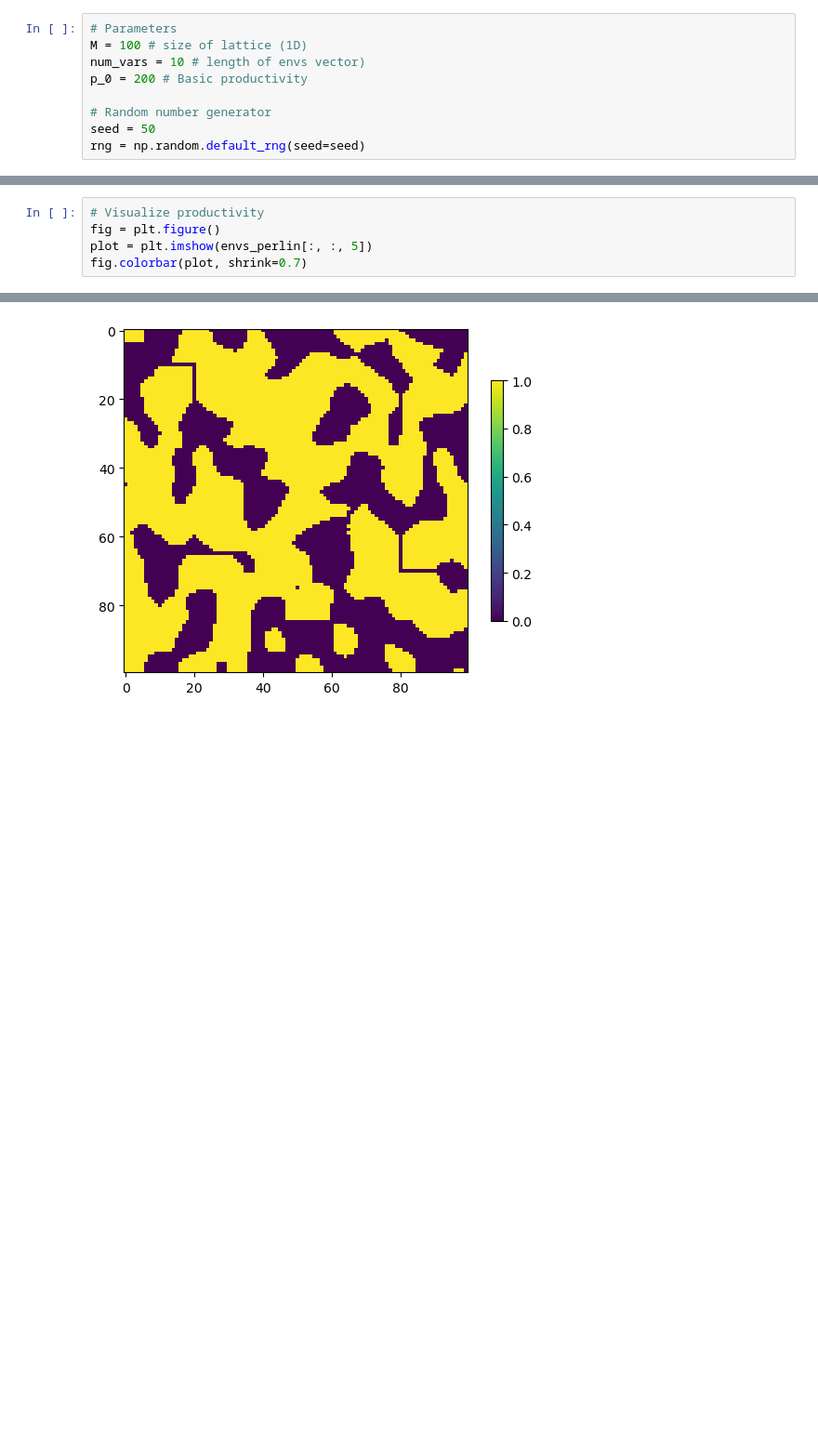
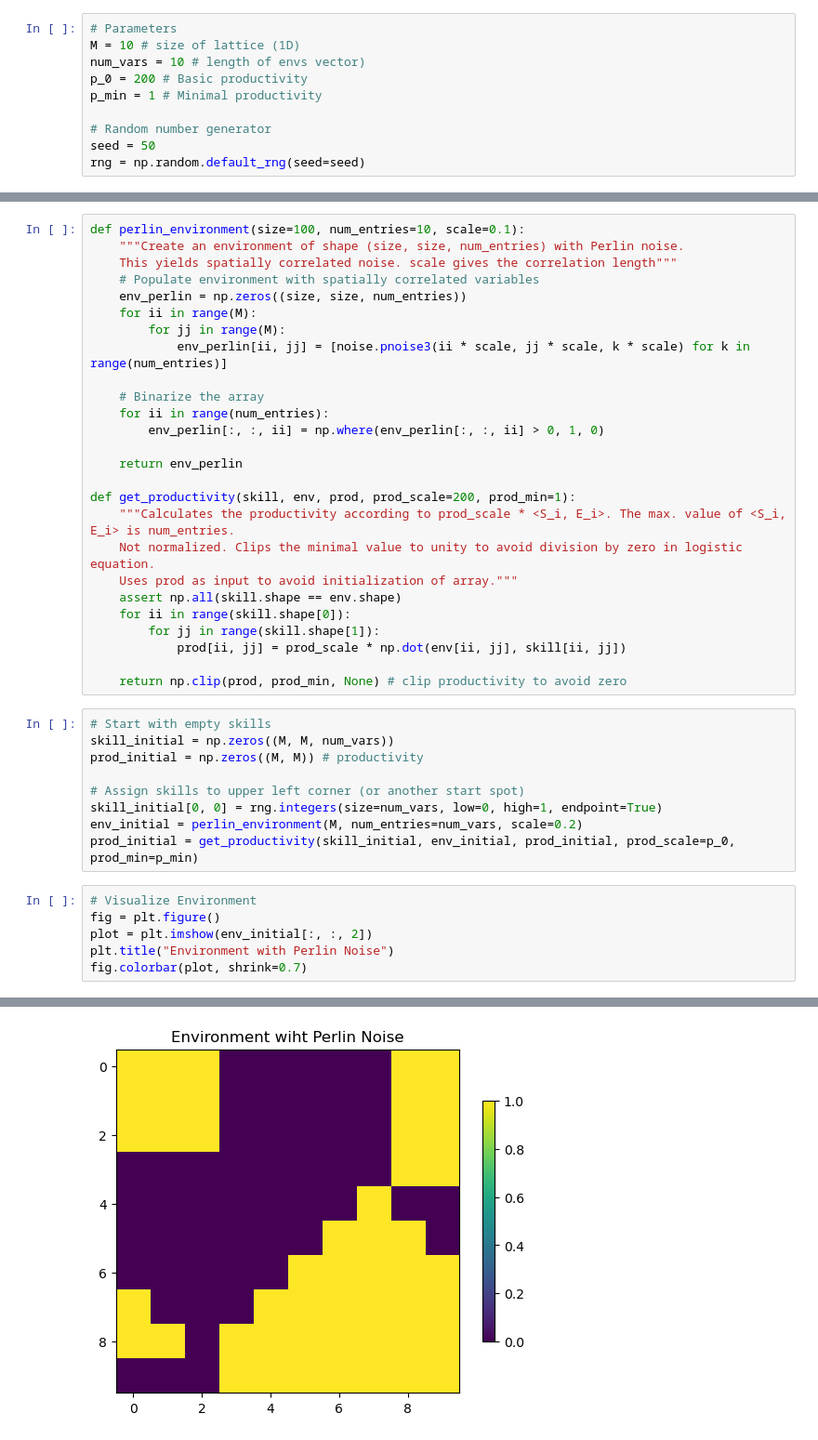
Before and after one commit to LeoKonzett/csh-vienna-abm, a Jupyter notebook: Agent_Dynamics_Playground.ipynb, the cells around one changed output, grey strips where cells are left out. Shown at 93% size. Cells and saved outputs as stored; diff of their text form; blank space fills up the shorter version.

Commit message:
A basic working version. Neg. population indicates dead village. Upon splitting, skills are copied. Environment is init. acc. to Perlin Noise

```diff
--- a/Agent_Dynamics_Playground.ipynb
+++ b/Agent_Dynamics_Playground.ipynb
@@ -22,8 +21,9 @@ import noise
 # %%
 # Parameters
-M = 100 # size of lattice (1D)
+M = 10 # size of lattice (1D)
 num_vars = 10 # length of envs vector)
 p_0 = 200 # Basic productivity
+p_min = 1 # Minimal productivity
 
 # Random number generator
 seed = 50
@@ -63,8 +51,44 @@ envs_gradual[0, 0] = [1 for _ in range(num_vars)]
+# %%
+def perlin_environment(size=100, num_entries=10, scale=0.1):
+    """Create an environment of shape (size, size, num_entries) with Perlin noise.
+    This yields spatially correlated noise. scale gives the correlation length"""
+    # Populate environment with spatially correlated variables
+    env_perlin = np.zeros((size, size, num_entries))
+    for ii in range(M):
+        for jj in range(M):
+            env_perlin[ii, jj] = [noise.pnoise3(ii * scale, jj * scale, k * scale) for k in range(num_entries)]
+
+    # Binarize the array
+    for ii in range(num_entries):
+        env_perlin[:, :, ii] = np.where(env_perlin[:, :, ii] > 0, 1, 0)
+
+    return env_perlin
+
+def get_productivity(skill, env, prod, prod_scale=200, prod_min=1):
+    """Calculates the productivity according to prod_scale * <S_i, E_i>. The max. value of <S_i, E_i> is num_entries.
+    Not normalized. Clips the minimal value to unity to avoid division by zero in logistic equation.
+    Uses prod as input to avoid initialization of array."""
+    assert np.all(skill.shape == env.shape)
+    for ii in range(skill.shape[0]):
+        for jj in range(skill.shape[1]):
+            prod[ii, jj] = prod_scale * np.dot(env[ii, jj], skill[ii, jj])
+
+    return np.clip(prod, prod_min, None) # clip productivity to avoid zero
+# %%
+# Start with empty skills
+skill_initial = np.zeros((M, M, num_vars))
+prod_initial = np.zeros((M, M)) # productivity
+
+# Assign skills to upper left corner (or another start spot)
+skill_initial[0, 0] = rng.integers(size=num_vars, low=0, high=1, endpoint=True)
+env_initial = perlin_environment(M, num_entries=num_vars, scale=0.2)
+prod_initial = get_productivity(skill_initial, env_initial, prod_initial, prod_scale=p_0, prod_min=p_min)
 # %%
-# Visualize productivity
+# Visualize Environment
 fig = plt.figure()
-plot = plt.imshow(envs_perlin[:, :, 5])
+plot = plt.imshow(env_initial[:, :, 2])
+plt.title("Environment with Perlin Noise")
 fig.colorbar(plot, shrink=0.7)
 # %% [output]
 <matplotlib.colorbar.Colorbar at 0x...>
-[figure, old version]
+[figure, new version]
```
Also changed, not shown: parts of 11 cells of this notebook.
